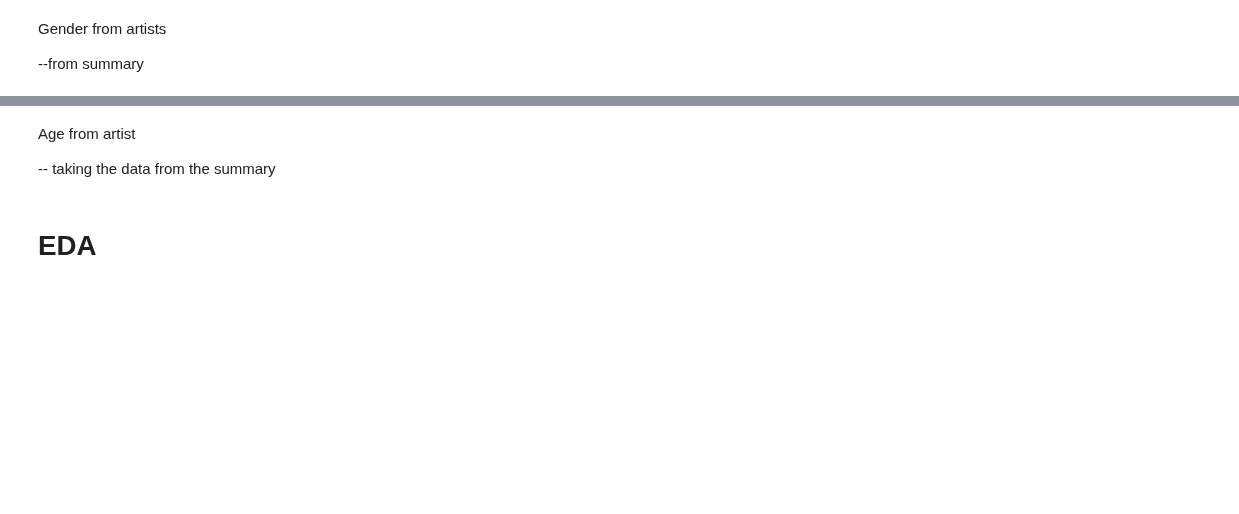
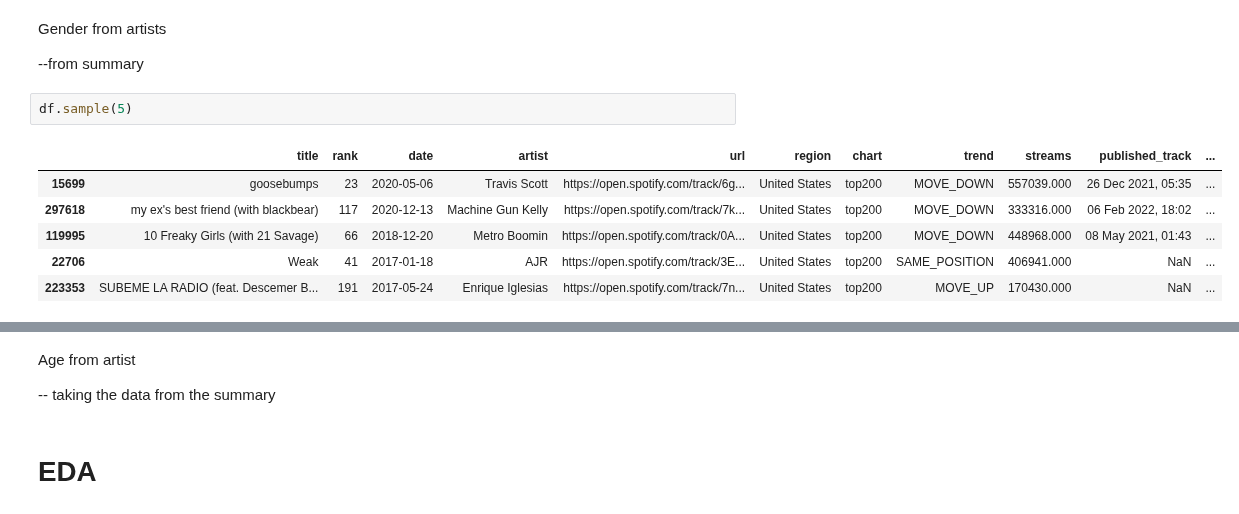
Before and after one commit to annassanchez/ETL_project, a Jupyter notebook: notebooks/X-analysis.ipynb, the cells around one changed output, grey strips where cells are left out. Cells and saved outputs as stored; diff of their text form; blank space fills up the shorter version.

```diff
--- a/notebooks/X-analysis.ipynb
+++ b/notebooks/X-analysis.ipynb
@@ -205,3 +169,12 @@ Name: clean_music_genre, dtype: int64
 Gender from artists
 
 --from summary
+# %%
+df.sample(5)
+# %% [output]
+|  | title | rank | date | artist | url | region | chart | trend | streams | published_track | ... |
+| 15699 | goosebumps | 23 | 2020-05-06 | Travis Scott | https://open.spotify.com/track/6g... | United States | top200 | MOVE_DOWN | 557039.000 | 26 Dec 2021, 05:35 | ... |
+| 297618 | my ex's best friend (with blackbear) | 117 | 2020-12-13 | Machine Gun Kelly | https://open.spotify.com/track/7k... | United States | top200 | MOVE_DOWN | 333316.000 | 06 Feb 2022, 18:02 | ... |
+| 119995 | 10 Freaky Girls (with 21 Savage) | 66 | 2018-12-20 | Metro Boomin | https://open.spotify.com/track/0A... | United States | top200 | MOVE_DOWN | 448968.000 | 08 May 2021, 01:43 | ... |
+| 22706 | Weak | 41 | 2017-01-18 | AJR | https://open.spotify.com/track/3E... | United States | top200 | SAME_POSITION | 406941.000 | NaN | ... |
+| 223353 | SUBEME LA RADIO (feat. Descemer B... | 191 | 2017-05-24 | Enrique Iglesias | https://open.spotify.com/track/7n... | United States | top200 | MOVE_UP | 170430.000 | NaN | ... |
```
Also changed, not shown: parts of 12 cells of this notebook.
